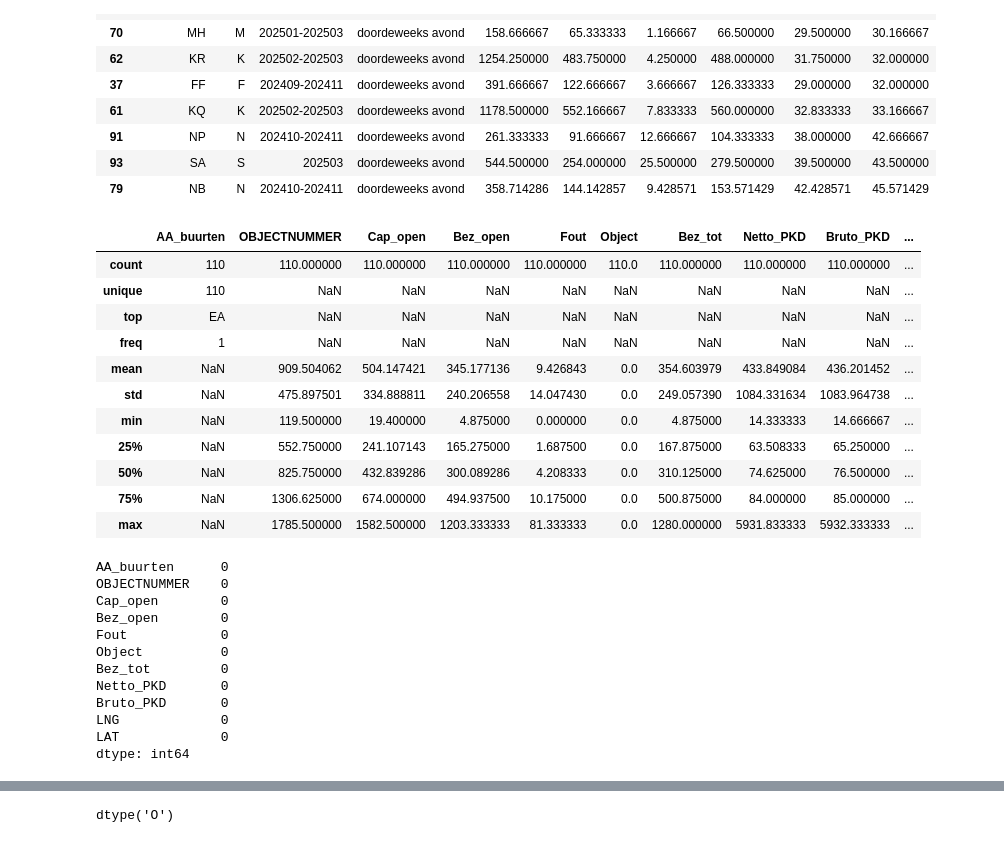
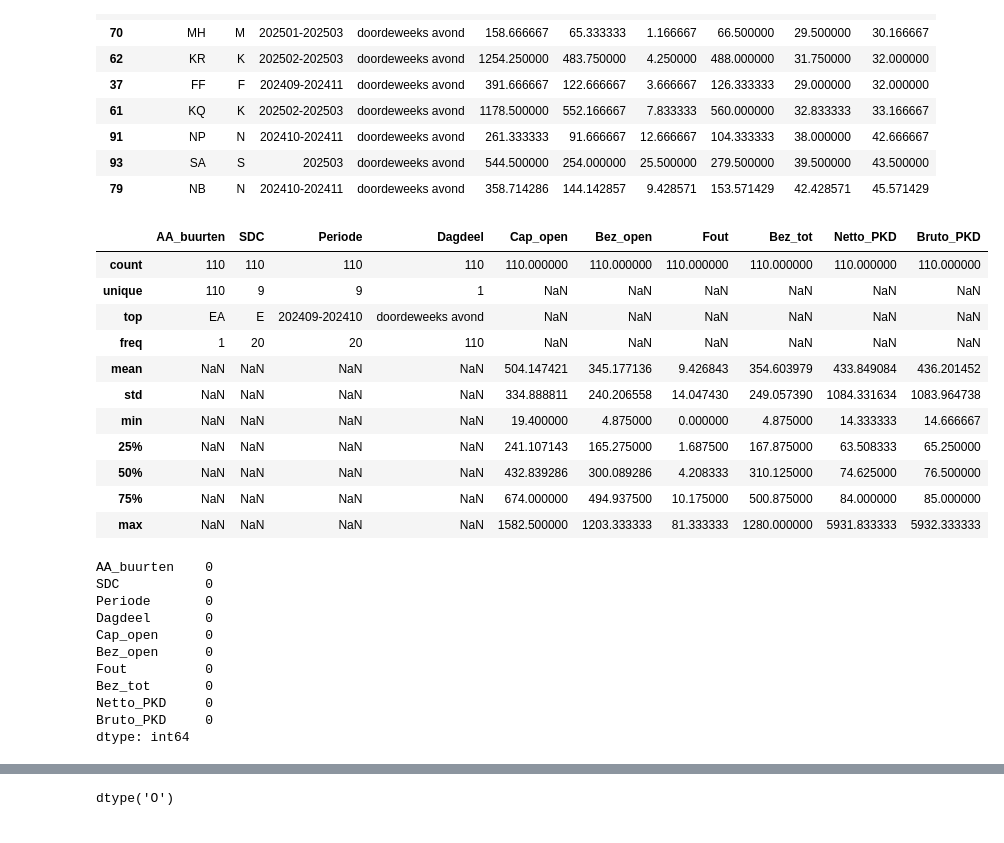
Before and after one commit to bram-villanueva/paper_project, a Jupyter notebook: test.ipynb, the cells around one changed output, grey strips where cells are left out. Drawn from its saved outputs; the diff is of its cells as text; code cells hidden in the pictures.

```diff
--- a/test.ipynb
+++ b/test.ipynb
@@ -109,32 +125,31 @@ df_avg2.head(10)
 | 93 | SA | S | 202503 | doordeweeks avond | 544.500000 | 254.000000 | 25.500000 | 279.500000 | 39.500000 | 43.500000 |
 | 79 | NB | N | 202410-202411 | doordeweeks avond | 358.714286 | 144.142857 | 9.428571 | 153.571429 | 42.428571 | 45.571429 |
 # %%
-display(df_avg.describe(include="all"))
-df_avg.isna().sum()
+display(df_avg2.describe(include="all"))
+df_avg2.isna().sum()
 # %% [output]
-|  | AA_buurten | OBJECTNUMMER | Cap_open | Bez_open | Fout | Object | Bez_tot | Netto_PKD | Bruto_PKD | ... |
-| count | 110 | 110.000000 | 110.000000 | 110.000000 | 110.000000 | 110.0 | 110.000000 | 110.000000 | 110.000000 | ... |
-| unique | 110 | NaN | NaN | NaN | NaN | NaN | NaN | NaN | NaN | ... |
-| top | EA | NaN | NaN | NaN | NaN | NaN | NaN | NaN | NaN | ... |
-| freq | 1 | NaN | NaN | NaN | NaN | NaN | NaN | NaN | NaN | ... |
-| mean | NaN | 909.504062 | 504.147421 | 345.177136 | 9.426843 | 0.0 | 354.603979 | 433.849084 | 436.201452 | ... |
-| std | NaN | 475.897501 | 334.888811 | 240.206558 | 14.047430 | 0.0 | 249.057390 | 1084.331634 | 1083.964738 | ... |
-| min | NaN | 119.500000 | 19.400000 | 4.875000 | 0.000000 | 0.0 | 4.875000 | 14.333333 | 14.666667 | ... |
-| 25% | NaN | 552.750000 | 241.107143 | 165.275000 | 1.687500 | 0.0 | 167.875000 | 63.508333 | 65.250000 | ... |
-| 50% | NaN | 825.750000 | 432.839286 | 300.089286 | 4.208333 | 0.0 | 310.125000 | 74.625000 | 76.500000 | ... |
-| 75% | NaN | 1306.625000 | 674.000000 | 494.937500 | 10.175000 | 0.0 | 500.875000 | 84.000000 | 85.000000 | ... |
-| max | NaN | 1785.500000 | 1582.500000 | 1203.333333 | 81.333333 | 0.0 | 1280.000000 | 5931.833333 | 5932.333333 | ... |
+|  | AA_buurten | SDC | Periode | Dagdeel | Cap_open | Bez_open | Fout | Bez_tot | Netto_PKD | Bruto_PKD |
+| count | 110 | 110 | 110 | 110 | 110.000000 | 110.000000 | 110.000000 | 110.000000 | 110.000000 | 110.000000 |
+| unique | 110 | 9 | 9 | 1 | NaN | NaN | NaN | NaN | NaN | NaN |
+| top | EA | E | 202409-202410 | doordeweeks avond | NaN | NaN | NaN | NaN | NaN | NaN |
+| freq | 1 | 20 | 20 | 110 | NaN | NaN | NaN | NaN | NaN | NaN |
+| mean | NaN | NaN | NaN | NaN | 504.147421 | 345.177136 | 9.426843 | 354.603979 | 433.849084 | 436.201452 |
+| std | NaN | NaN | NaN | NaN | 334.888811 | 240.206558 | 14.047430 | 249.057390 | 1084.331634 | 1083.964738 |
+| min | NaN | NaN | NaN | NaN | 19.400000 | 4.875000 | 0.000000 | 4.875000 | 14.333333 | 14.666667 |
+| 25% | NaN | NaN | NaN | NaN | 241.107143 | 165.275000 | 1.687500 | 167.875000 | 63.508333 | 65.250000 |
+| 50% | NaN | NaN | NaN | NaN | 432.839286 | 300.089286 | 4.208333 | 310.125000 | 74.625000 | 76.500000 |
+| 75% | NaN | NaN | NaN | NaN | 674.000000 | 494.937500 | 10.175000 | 500.875000 | 84.000000 | 85.000000 |
+| max | NaN | NaN | NaN | NaN | 1582.500000 | 1203.333333 | 81.333333 | 1280.000000 | 5931.833333 | 5932.333333 |
-AA_buurten      0
-OBJECTNUMMER    0
-Cap_open        0
-Bez_open        0
-Fout            0
-Object          0
-Bez_tot         0
-Netto_PKD       0
-Bruto_PKD       0
-LNG             0
-LAT             0
+AA_buurten    0
+SDC           0
+Periode       0
+Dagdeel       0
+Cap_open      0
+Bez_open      0
+Fout          0
+Bez_tot       0
+Netto_PKD     0
+Bruto_PKD     0
 dtype: int64
 # %%
 plt.figure()
```
Also changed, not shown: parts of 3 cells of this notebook.
